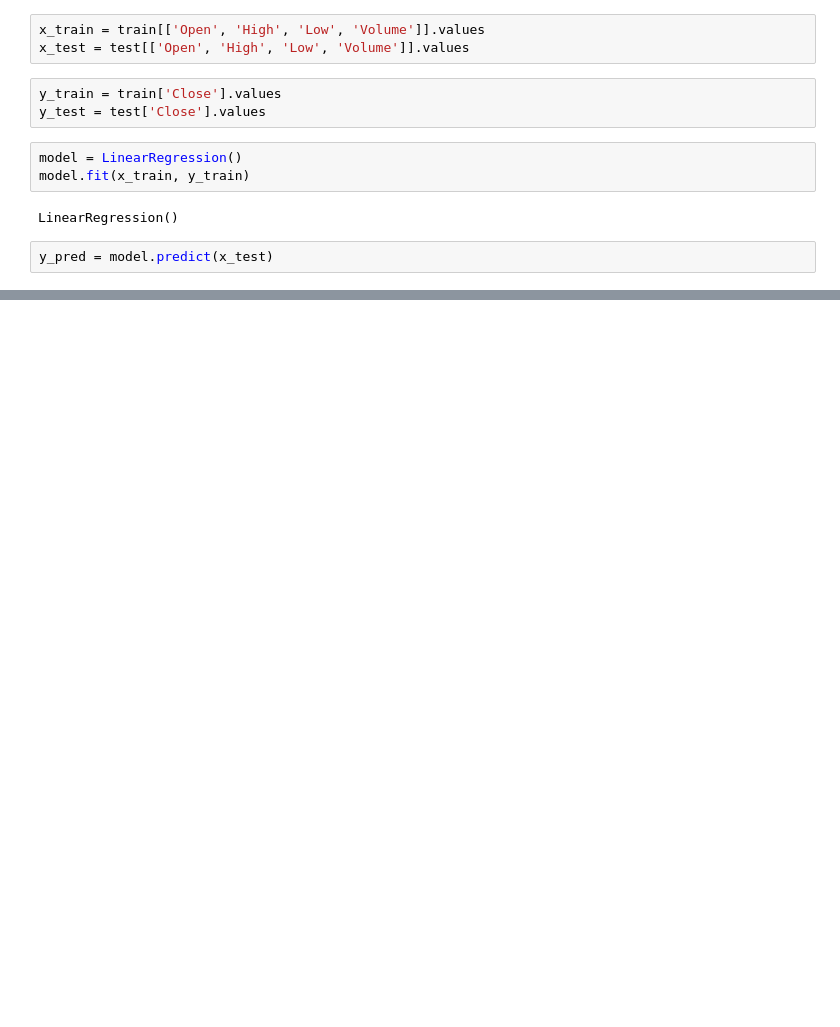
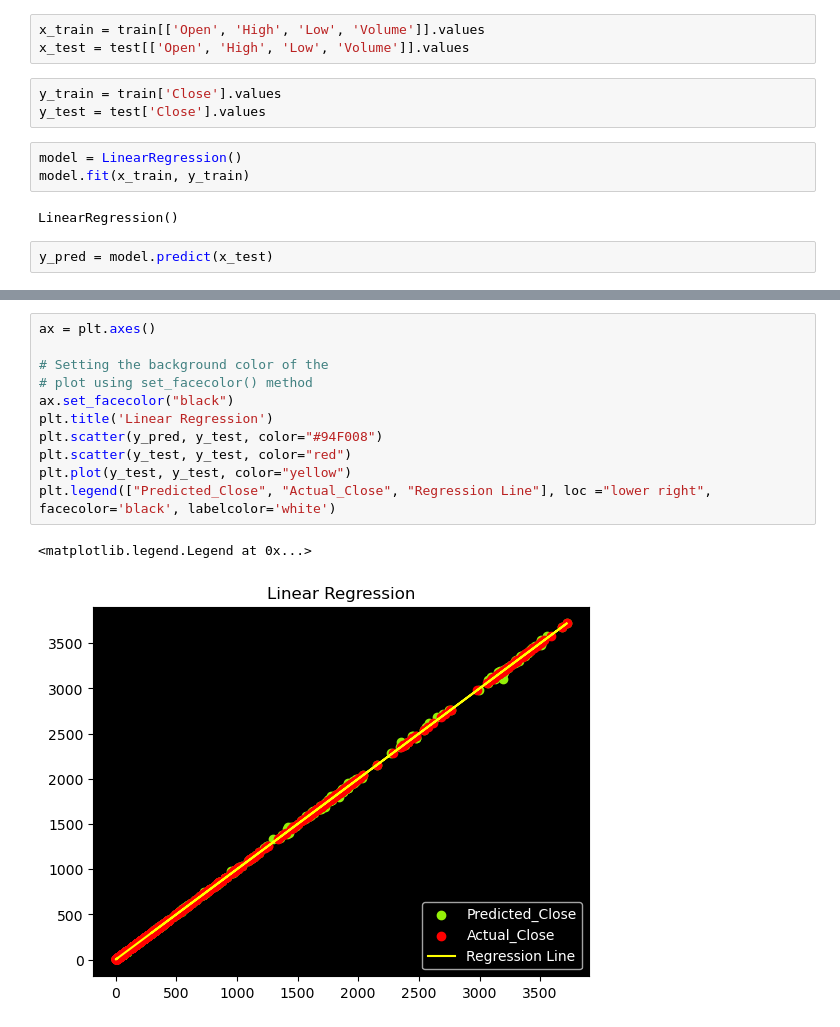
Before and after one commit to Subhajeet-Das/Amazon-Stock-Prediction, a Jupyter notebook: stock-prediction.ipynb, the cells around one changed output, grey strips where cells are left out. Drawn from its saved outputs; the diff is of its cells as text; blank space fills up the shorter version.

```diff
--- a/stock-prediction.ipynb
+++ b/stock-prediction.ipynb
@@ -120,0 +155,14 @@ print(result)
+# %%
+ax = plt.axes()
+
+# Setting the background color of the
+# plot using set_facecolor() method
+ax.set_facecolor("black")
+plt.title('Linear Regression')
+plt.scatter(y_pred, y_test, color="#94F008")
+plt.scatter(y_test, y_test, color="red")
+plt.plot(y_test, y_test, color="yellow")
+plt.legend(["Predicted_Close", "Actual_Close", "Regression Line"], loc ="lower right", facecolor='black', labelcolor='white')
+# %% [output]
+<matplotlib.legend.Legend at 0x...>
+[figure, added]
```
Also changed, not shown: parts of 5 cells of this notebook.
